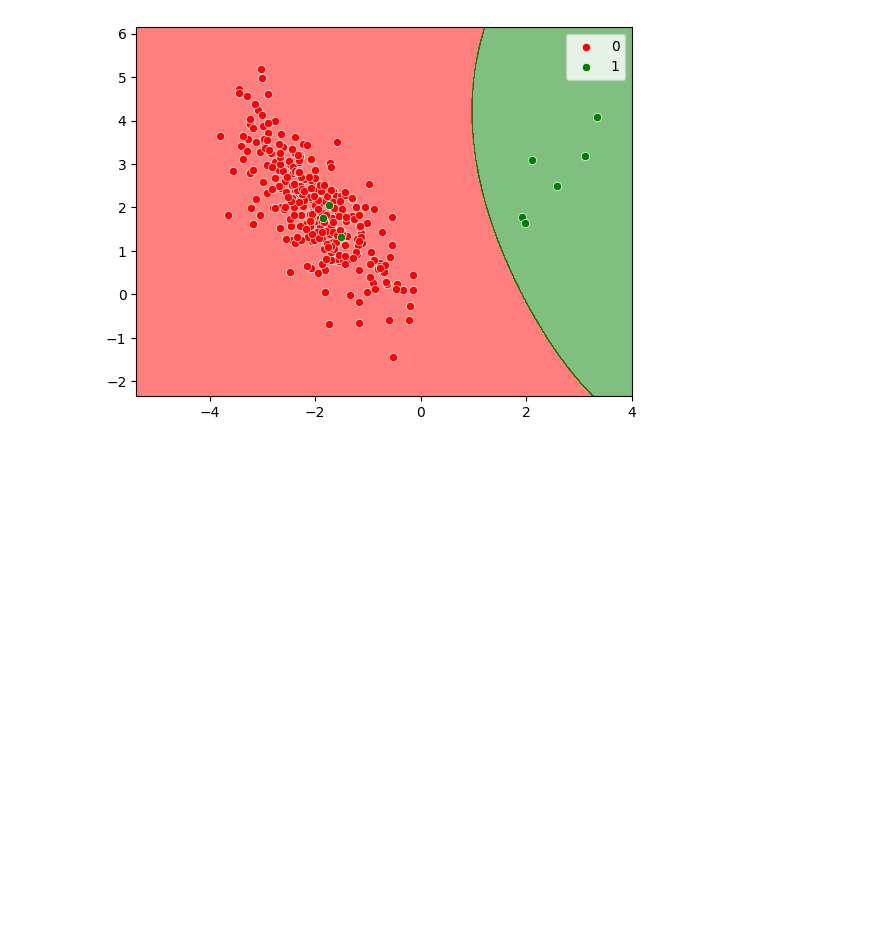
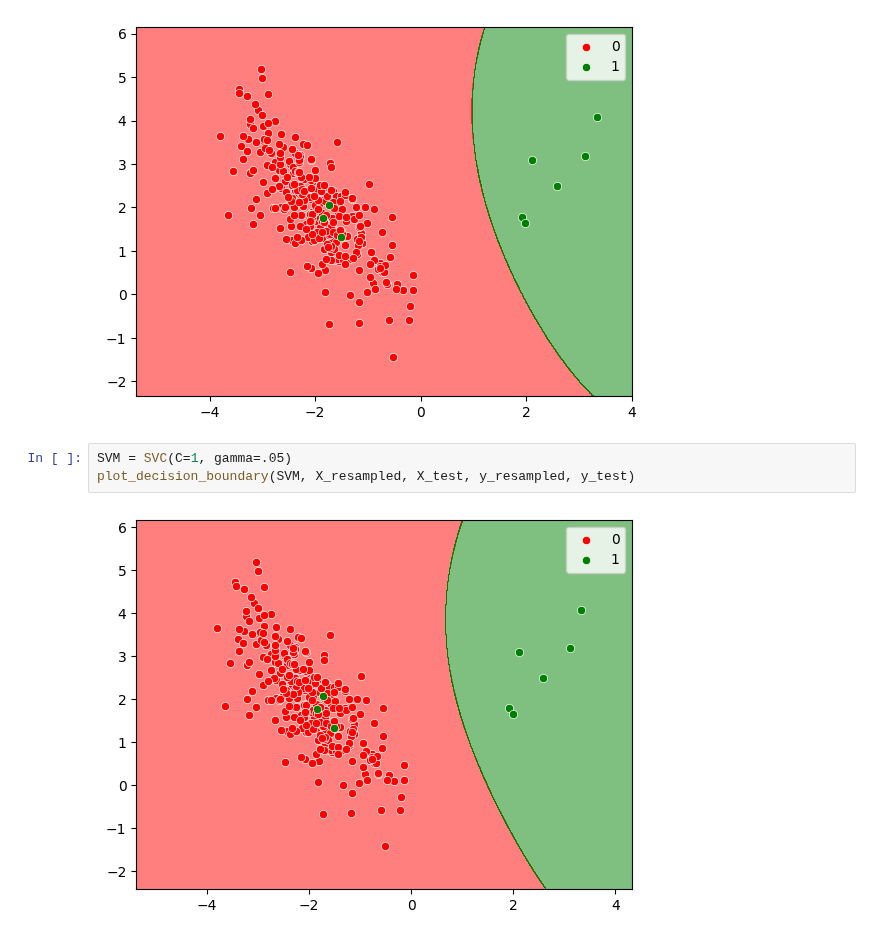
Before and after one commit to MaximillianJacob/Udemy, a Jupyter notebook: machine_learning_imbalanced_data/5_Undersampling/6_Repeated_Edited_Nearest_Neighbours.ipynb, the cells around one changed output. Drawn from its saved outputs; the diff is of its cells as text; blank space fills up the shorter version.

```diff
--- a/machine_learning_imbalanced_data/5_Undersampling/6_Repeated_Edited_Nearest_Neighbours.ipynb
+++ b/machine_learning_imbalanced_data/5_Undersampling/6_Repeated_Edited_Nearest_Neighbours.ipynb
@@ -285,3 +285,8 @@ SVM = SVC(C=1, gamma=.05)
 plot_decision_boundary(SVM, X_train, X_test, y_train, y_test)
 # %% [output]
 [figure]
+# %%
+SVM = SVC(C=1, gamma=.05)
+plot_decision_boundary(SVM, X_resampled, X_test, y_resampled, y_test)
+# %% [output]
+[figure, added]
```
Also changed, not shown: 1 other file.
